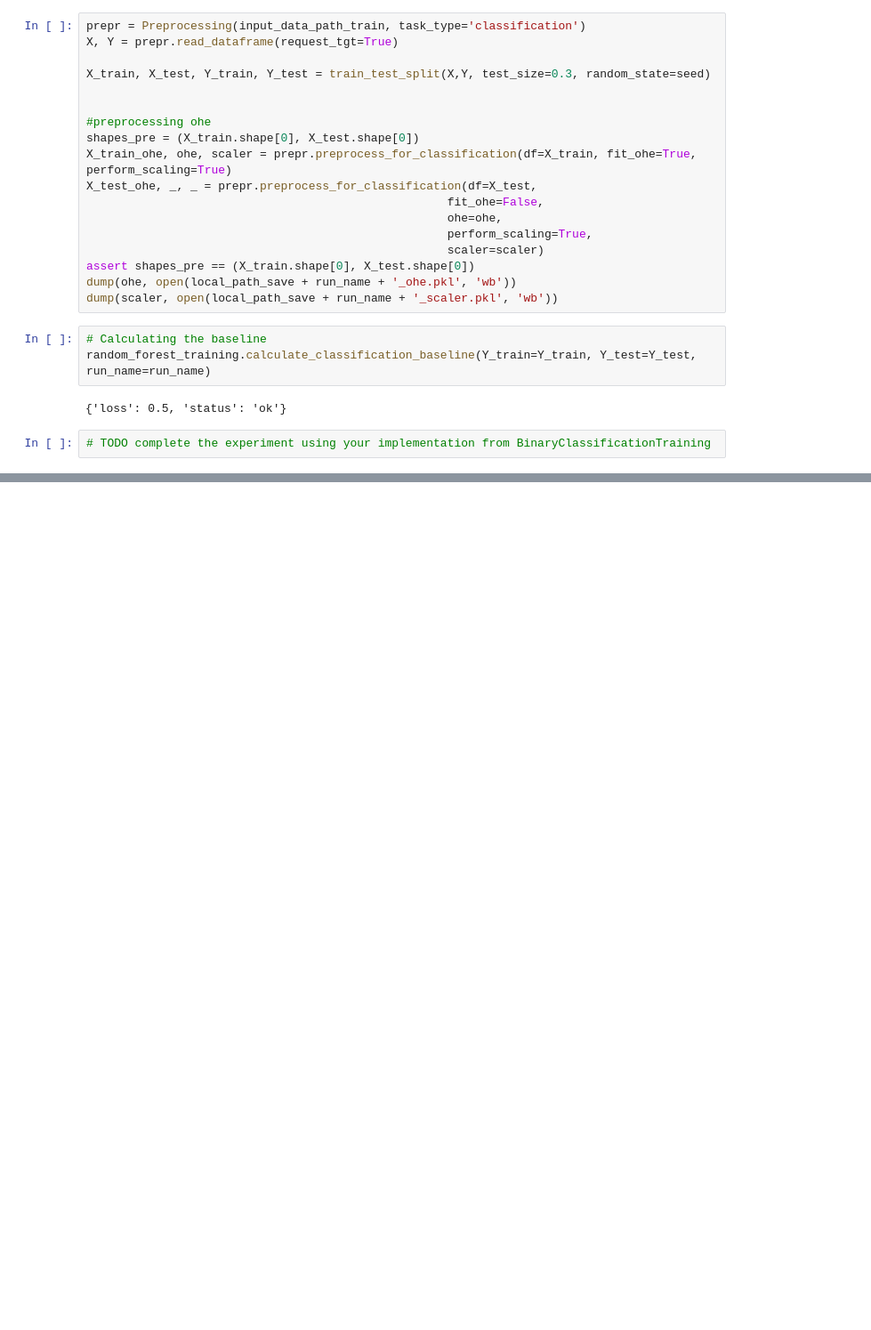
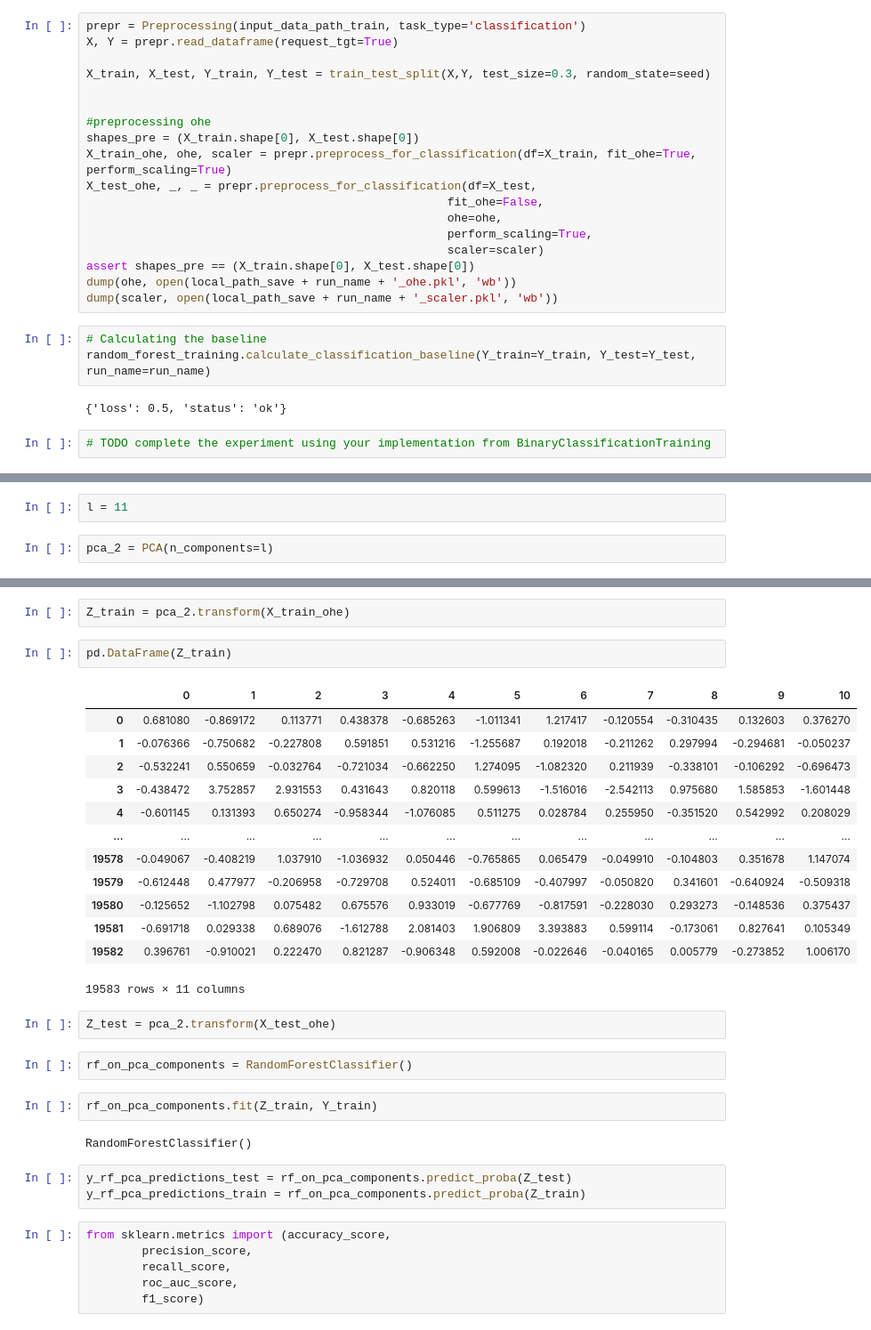
Before and after one commit to DavidePosillipo/DSR_ML_Fundamentals_2023, a Jupyter notebook: 06_Random_Forest.ipynb, the cells around one changed output, grey strips where cells are left out. Shown at 89% size. Saved outputs shown, nothing was run; the diff lists cells and outputs as text; blank space fills up the shorter version.

```diff
--- a/06_Random_Forest.ipynb
+++ b/06_Random_Forest.ipynb
@@ -76,0 +276,4 @@ random_forest_training.calculate_classification_baseline(Y_train=Y_train, Y_test
+# %%
+l = 11
+# %%
+pca_2 = PCA(n_components=l)
@@ -76,0 +284,35 @@ random_forest_training.calculate_classification_baseline(Y_train=Y_train, Y_test
+# %%
+Z_train = pca_2.transform(X_train_ohe)
+# %%
+pd.DataFrame(Z_train)
+# %% [output]
+|  | 0 | 1 | 2 | 3 | 4 | 5 | 6 | 7 | 8 | 9 | 10 |
+| 0 | 0.681080 | -0.869172 | 0.113771 | 0.438378 | -0.685263 | -1.011341 | 1.217417 | -0.120554 | -0.310435 | 0.132603 | 0.376270 |
+| 1 | -0.076366 | -0.750682 | -0.227808 | 0.591851 | 0.531216 | -1.255687 | 0.192018 | -0.211262 | 0.297994 | -0.294681 | -0.050237 |
+| 2 | -0.532241 | 0.550659 | -0.032764 | -0.721034 | -0.662250 | 1.274095 | -1.082320 | 0.211939 | -0.338101 | -0.106292 | -0.696473 |
+| 3 | -0.438472 | 3.752857 | 2.931553 | 0.431643 | 0.820118 | 0.599613 | -1.516016 | -2.542113 | 0.975680 | 1.585853 | -1.601448 |
+| 4 | -0.601145 | 0.131393 | 0.650274 | -0.958344 | -1.076085 | 0.511275 | 0.028784 | 0.255950 | -0.351520 | 0.542992 | 0.208029 |
+| ... | ... | ... | ... | ... | ... | ... | ... | ... | ... | ... | ... |
+| 19578 | -0.049067 | -0.408219 | 1.037910 | -1.036932 | 0.050446 | -0.765865 | 0.065479 | -0.049910 | -0.104803 | 0.351678 | 1.147074 |
+| 19579 | -0.612448 | 0.477977 | -0.206958 | -0.729708 | 0.524011 | -0.685109 | -0.407997 | -0.050820 | 0.341601 | -0.640924 | -0.509318 |
+| 19580 | -0.125652 | -1.102798 | 0.075482 | 0.675576 | 0.933019 | -0.677769 | -0.817591 | -0.228030 | 0.293273 | -0.148536 | 0.375437 |
+| 19581 | -0.691718 | 0.029338 | 0.689076 | -1.612788 | 2.081403 | 1.906809 | 3.393883 | 0.599114 | -0.173061 | 0.827641 | 0.105349 |
+| 19582 | 0.396761 | -0.910021 | 0.222470 | 0.821287 | -0.906348 | 0.592008 | -0.022646 | -0.040165 | 0.005779 | -0.273852 | 1.006170 |
+19583 rows × 11 columns
+# %%
+Z_test = pca_2.transform(X_test_ohe)
+# %%
+rf_on_pca_components = RandomForestClassifier()
+# %%
+rf_on_pca_components.fit(Z_train, Y_train)
+# %% [output]
+RandomForestClassifier()
+# %%
+y_rf_pca_predictions_test = rf_on_pca_components.predict_proba(Z_test)
+y_rf_pca_predictions_train = rf_on_pca_components.predict_proba(Z_train)
+# %%
+from sklearn.metrics import (accuracy_score,
+        precision_score,
+        recall_score,
+        roc_auc_score,
+        f1_score)
```
Also changed, not shown: parts of 34 cells of this notebook, 14 other files.
